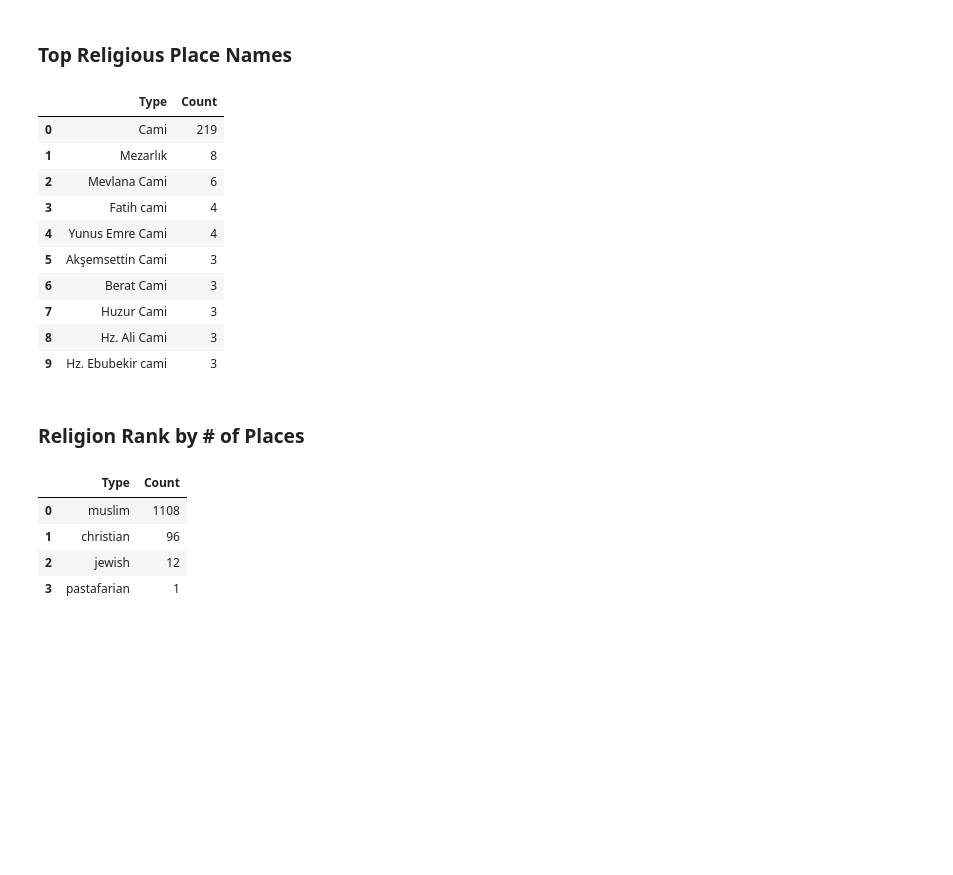
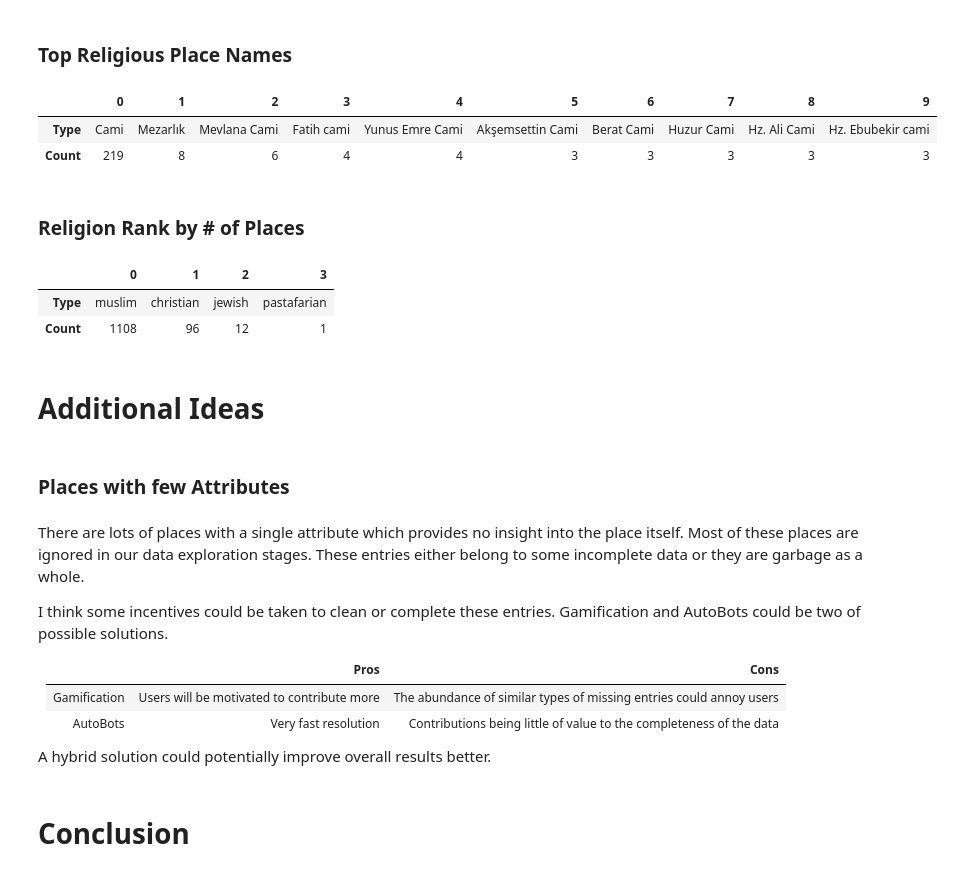
Before and after one commit to ftkurt/data-analyst-project-portfolio, a Jupyter notebook: udacity-data-analyst-nanodegree/project-4/Open-Street-Map.ipynb, the cells around one changed output. Saved outputs shown, nothing was run; the diff lists cells and outputs as text; code cells hidden in the pictures; blank space fills up the shorter version.

```diff
--- a/udacity-data-analyst-nanodegree/project-4/Open-Street-Map.ipynb
+++ b/udacity-data-analyst-nanodegree/project-4/Open-Street-Map.ipynb
@@ -693,28 +472,35 @@ pd.DataFrame(c.fetchall(),columns=["Type","Count"])
 # %% [markdown]
 ### Top Religious Place Names
 # %%
-c.execute("select name, count(type) as count from religious_places group by name order by count desc limit 10 offset 0")
-pd.DataFrame(c.fetchall(),columns=["Type","Count"])
+c.execute("select name, count(type) as count from religious_places group by name order by count desc")
+pd.DataFrame(c.fetchall(),columns=["Type","Count"]).head(10).transpose()
 # %% [output]
-|  | Type | Count |
-| 0 | Cami | 219 |
-| 1 | Mezarlık | 8 |
-| 2 | Mevlana Cami | 6 |
-| 3 | Fatih cami | 4 |
-| 4 | Yunus Emre Cami | 4 |
-| 5 | Akşemsettin Cami | 3 |
-| 6 | Berat Cami | 3 |
-| 7 | Huzur Cami | 3 |
-| 8 | Hz. Ali Cami | 3 |
-| 9 | Hz. Ebubekir cami | 3 |
+|  | 0 | 1 | 2 | 3 | 4 | 5 | 6 | 7 | 8 | 9 |
+| Type | Cami | Mezarlık | Mevlana Cami | Fatih cami | Yunus Emre Cami | Akşemsettin Cami | Berat Cami | Huzur Cami | Hz. Ali Cami | Hz. Ebubekir cami |
+| Count | 219 | 8 | 6 | 4 | 4 | 3 | 3 | 3 | 3 | 3 |
 # %% [markdown]
 ### Religion Rank by # of Places
 # %%
 c.execute("select religion, count(type) as count from religious_places group by religion order by count desc")
-pd.DataFrame(c.fetchall(),columns=["Type","Count"])
+pd.DataFrame(c.fetchall(),columns=["Type","Count"]).transpose()
 # %% [output]
-|  | Type | Count |
-| 0 | muslim | 1108 |
-| 1 | christian | 96 |
-| 2 | jewish | 12 |
-| 3 | pastafarian | 1 |
+|  | 0 | 1 | 2 | 3 |
+| Type | muslim | christian | jewish | pastafarian |
+| Count | 1108 | 96 | 12 | 1 |
+# %% [markdown]
+# Additional Ideas
+# %% [markdown]
+### Places with few Attributes
+# %% [markdown]
+There are lots of places with a single attribute which provides no insight into the place itself. Most of these places are ignored in our data exploration stages. These entries either belong to some incomplete data or they are garbage as a whole.
+
+I think some incentives could be taken to clean or complete these entries. Gamification and AutoBots could be two of possible solutions.
+
+||Pros|Cons|
+|-|-|-|
+|Gamification|Users will be motivated to contribute more|The abundance of similar types of missing entries could annoy users|
+|AutoBots|Very fast resolution|Contributions being little of value to the completeness of the data|
+
+A hybrid solution could potentially improve overall results better.
+# %% [markdown]
+# Conclusion
```
Also changed, not shown: parts of 44 cells of this notebook, 2 other files.
